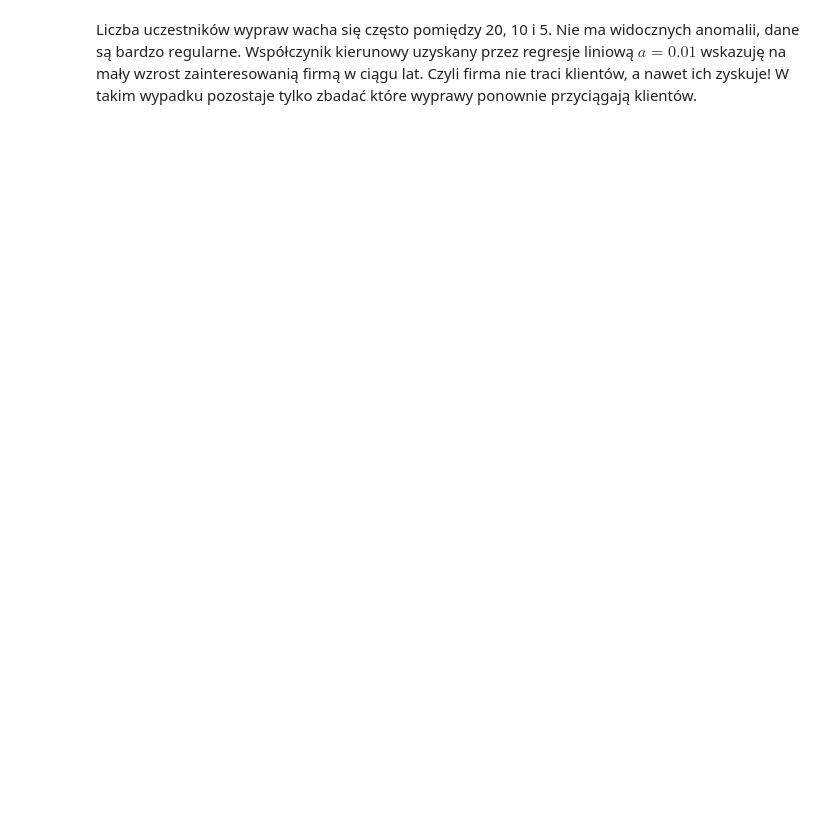
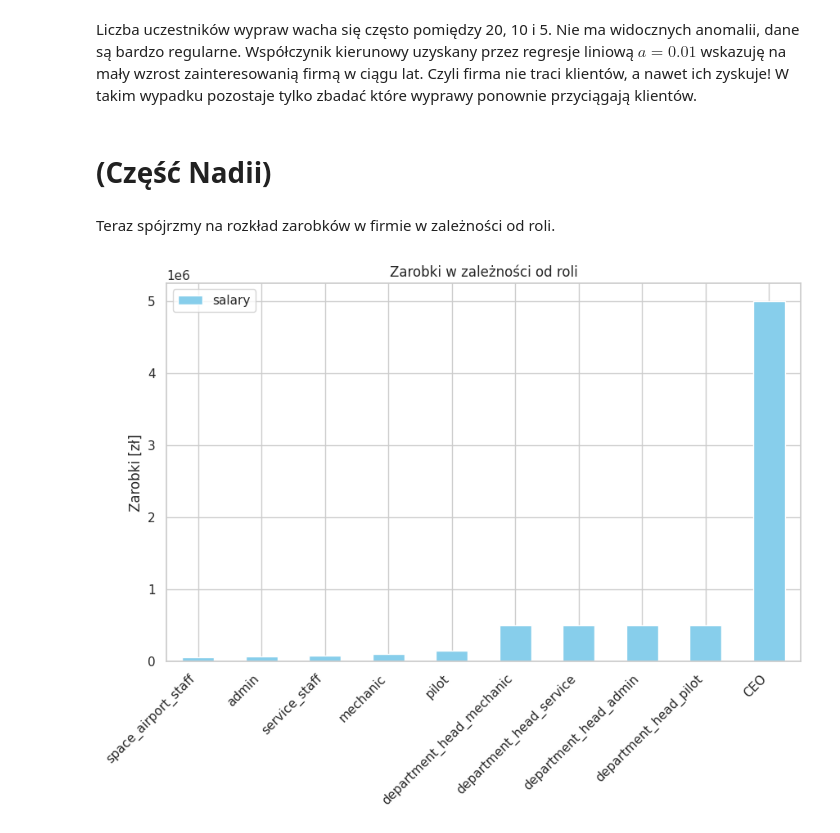
Before and after one commit to Enlightened-Monkey/Space-U, a Jupyter notebook: Kacper/raport.ipynb, the cells around one changed output. Drawn from its saved outputs; the diff is of its cells as text; code cells hidden in the pictures; blank space fills up the shorter version.

```diff
--- a/Kacper/raport.ipynb
+++ b/Kacper/raport.ipynb
@@ -220,2 +225,47 @@ Name: participants_count, Length: 340, dtype: float64
 # %% [markdown]
 Liczba uczestników wypraw wacha się często pomiędzy 20, 10 i 5. Nie ma widocznych anomalii, dane są bardzo regularne. Współczynik kierunowy uzyskany przez regresje liniową $a = 0.01$ wskazuję na mały wzrost zainteresowanią firmą w ciągu lat. Czyli firma nie traci klientów, a nawet ich zyskuje! W takim wypadku pozostaje tylko zbadać które wyprawy ponownie przyciągają klientów.
+# %% [markdown]
+# (Część Nadii)
+# %% [markdown]
+Teraz spójrzmy na rozkład zarobków w firmie w zależności od roli.
+# %%
+employees_query = """SELECT
+    role,
+    salary,
+    STDDEV(salary) AS salary_std
+FROM
+    Employees
+GROUP BY
+    role
+ORDER BY
+    role
+"""
+cursor.execute(employees_query)
+employees = cursor.fetchall()
+employees_df = pd.DataFrame(employees, columns=[i[0] for i in cursor.description])
+
+
+
+employees_df['salary'] = employees_df['salary'].astype(float)
+
+employees_df.sort_values(by='salary').plot(
+    kind='bar',
+    y='salary',
+    x='role',
+    title='Zarobki w zależności od roli',
+    ylabel='Zarobki [zł]',
+    figsize=(10, 6),
+    xlabel='Rola',
+    color='skyblue'
+)
+
+plt.xticks(rotation=45, ha='right');
+plt.xlabel(None)
+
+employees_salary_mean = employees_df['salary'].mean()
+employees_salary_std = employees_df['salary'].std()
+
+no_ceo_employees_salary_mean = employees_df[employees_df['role'] != 'CEO']['salary'].mean()
+no_ceo_employees_salary_std = employees_df[employees_df['role'] != 'CEO']['salary'].std()
+# %% [output]
+[figure, added]
```
Also changed, not shown: parts of 12 cells of this notebook, 3 other files.
